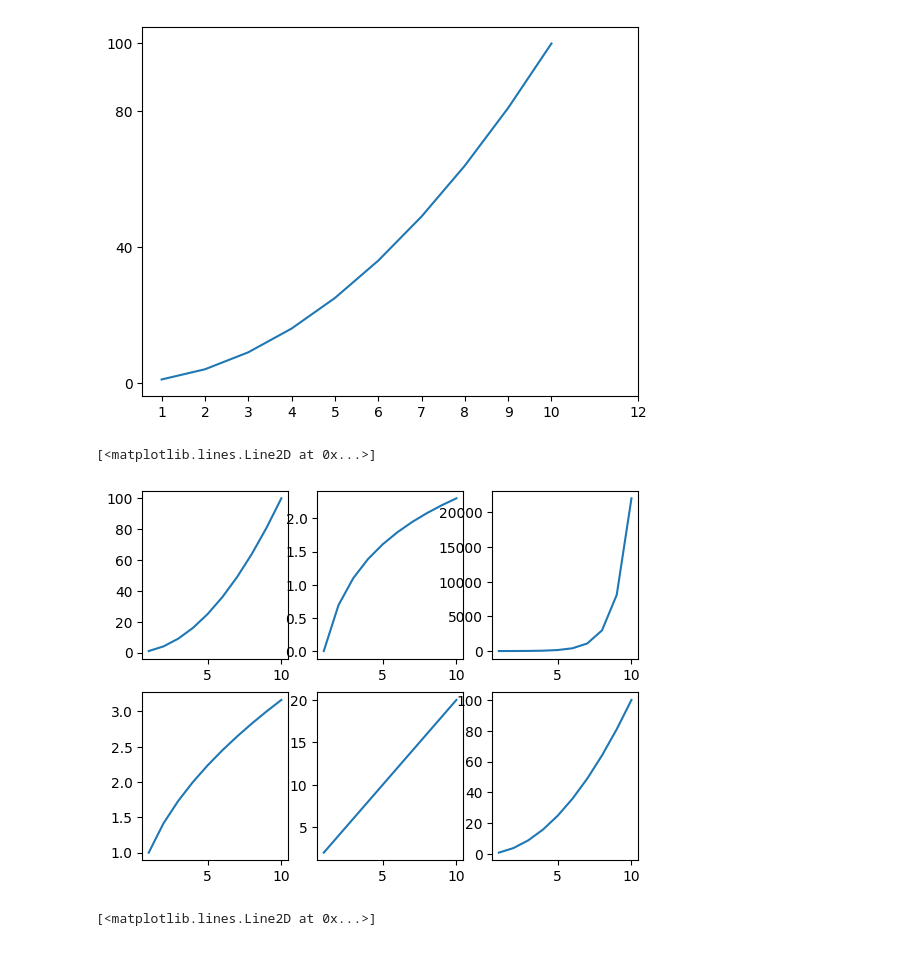
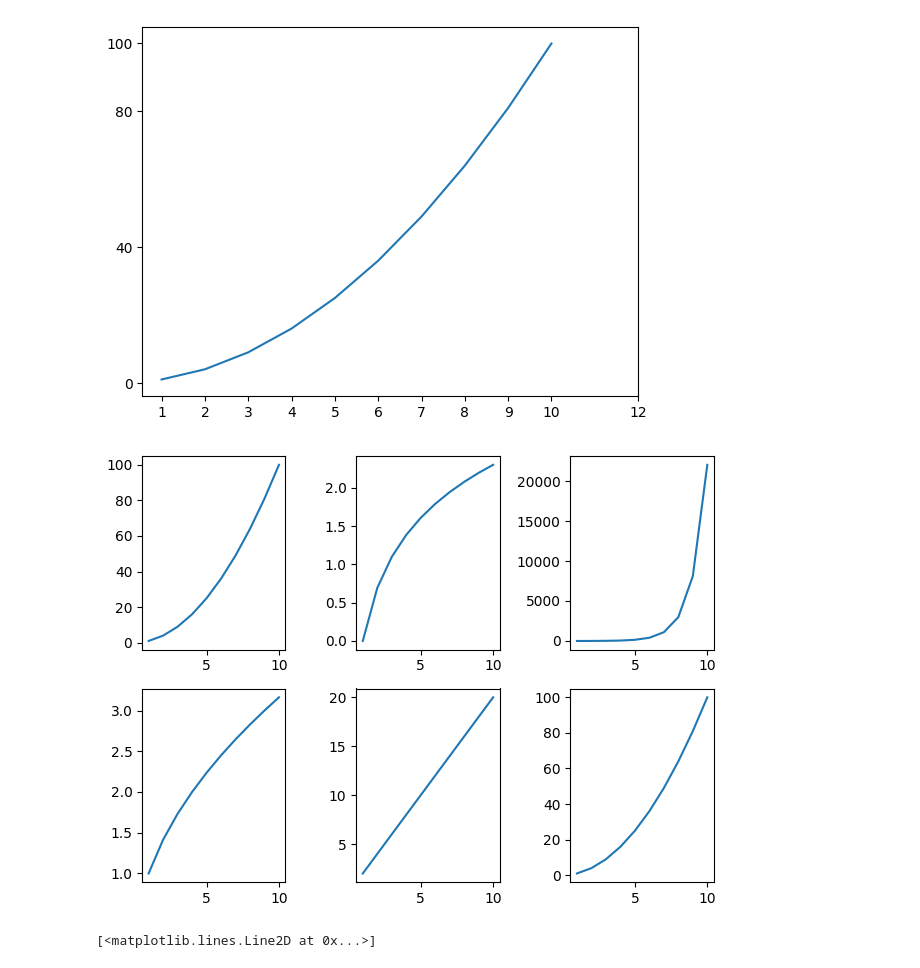
Before and after one commit to deepika-cr433/pyspider-coaching, a Jupyter notebook: PYTHON_LIBRARY/DA-MATPLOTLIB/methods_matplotlib.ipynb, the cells around one changed output. Drawn from its saved outputs; the diff is of its cells as text; code cells hidden in the pictures.

```diff
--- a/PYTHON_LIBRARY/DA-MATPLOTLIB/methods_matplotlib.ipynb
+++ b/PYTHON_LIBRARY/DA-MATPLOTLIB/methods_matplotlib.ipynb
@@ -63,24 +63,25 @@ plt.yticks([0,40,80,100])
 # %%
 plt.subplot(2,3,1)
 plt.plot(x,y,)
 
 plt.subplot(2,3,2)
 plt.plot(x,np.log(x))
 
 plt.subplot(2,3,3)
 plt.plot(x,np.exp(x))
 
 plt.subplot(2,3,4)
 plt.plot(x,np.sqrt(x))
 
 plt.subplot(2,3,5)
 plt.plot(x,x*2)
 
 plt.subplot(2,3,6)
 plt.plot(x,y)
+
+plt.tight_layout() # automatically adjusts the spacing between the plots
 # %% [output]
-[<matplotlib.lines.Line2D at 0x...>]
-[figure, old version]
+[figure, new version]
 # %%
 plt.figure(figsize=(2,2),facecolor='grey')
 plt.plot(x,y)
```
Also changed, not shown: parts of 2 cells of this notebook, 13 other files.
